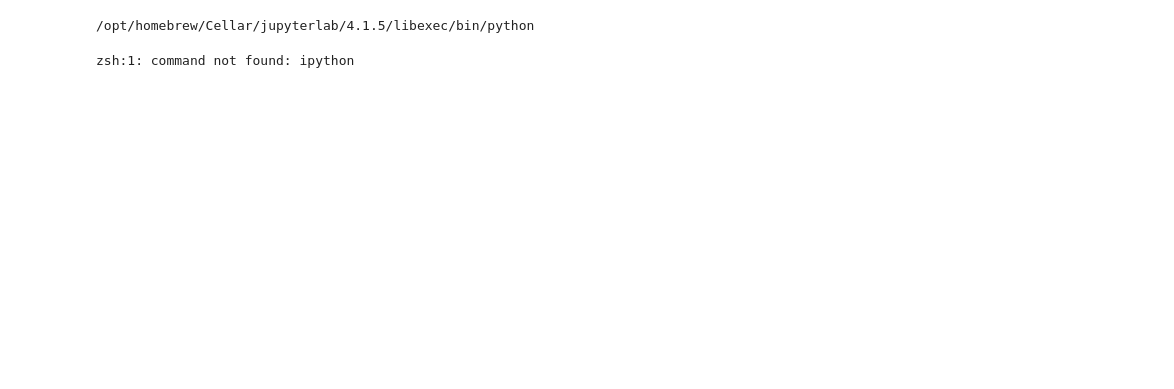
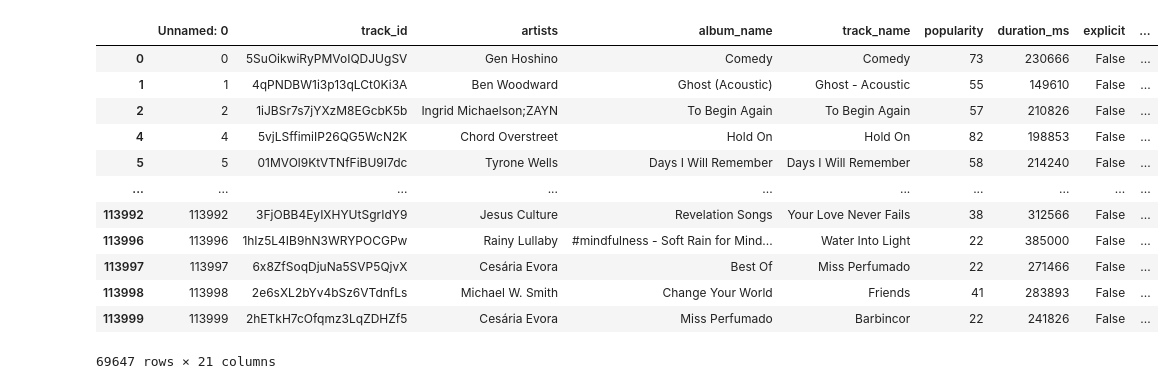
Before and after one commit to autoastt/SC1015-Mini-Project, a Jupyter notebook: MLP.ipynb, the cells around one changed output. Drawn from its saved outputs; the diff is of its cells as text; code cells hidden in the pictures; blank space fills up the shorter version.

```diff
--- a/MLP.ipynb
+++ b/MLP.ipynb
@@ -64,5 +0,0 @@ ModuleNotFoundError: No module named 'torch'
-# %%
-import sys
-print(sys.executable)
-# %% [output]
-/opt/homebrew/Cellar/jupyterlab/4.1.5/libexec/bin/python
@@ -69,3 +17,35 @@ print(sys.executable)
 # %%
+df = pd.read_csv("data/dataset.csv")
+clean_df = df.drop_duplicates(subset = "track_id")
-# %% [output]
-zsh:1: command not found: ipython
+# %%
+clean_df[clean_df['explicit'] == True]
+clean_df = clean_df[clean_df["popularity"] > 4]
+# %%
+def filter_outliers(df, column):
+  Q1 = df[column].quantile(0.25)
+  Q3 = df[column].quantile(0.75)
+  IQR = Q3 - Q1
+  lower_bound = Q1 - 1.5 * IQR
+  upper_bound = Q3 + 1.5 * IQR
+  return df[(df[column] >= lower_bound) & (df[column] <= upper_bound)]
+
+# Apply the outlier filtering method to each numeric column
+numeric_columns = clean_df.select_dtypes(include=['int64', 'float64']).columns.drop(['Unnamed: 0', 'popularity'])
+filtered_data = clean_df.copy()
+for column in numeric_columns:
+  clean_df = filter_outliers(filtered_data, column)
+clean_df
+# %% [output]
+|  | Unnamed: 0 | track_id | artists | album_name | track_name | popularity | duration_ms | explicit | ... |
+| 0 | 0 | 5SuOikwiRyPMVoIQDJUgSV | Gen Hoshino | Comedy | Comedy | 73 | 230666 | False | ... |
+| 1 | 1 | 4qPNDBW1i3p13qLCt0Ki3A | Ben Woodward | Ghost (Acoustic) | Ghost - Acoustic | 55 | 149610 | False | ... |
+| 2 | 2 | 1iJBSr7s7jYXzM8EGcbK5b | Ingrid Michaelson;ZAYN | To Begin Again | To Begin Again | 57 | 210826 | False | ... |
+| 4 | 4 | 5vjLSffimiIP26QG5WcN2K | Chord Overstreet | Hold On | Hold On | 82 | 198853 | False | ... |
+| 5 | 5 | 01MVOl9KtVTNfFiBU9I7dc | Tyrone Wells | Days I Will Remember | Days I Will Remember | 58 | 214240 | False | ... |
+| ... | ... | ... | ... | ... | ... | ... | ... | ... | ... |
+| 113992 | 113992 | 3FjOBB4EyIXHYUtSgrIdY9 | Jesus Culture | Revelation Songs | Your Love Never Fails | 38 | 312566 | False | ... |
+| 113996 | 113996 | 1hIz5L4IB9hN3WRYPOCGPw | Rainy Lullaby | #mindfulness - Soft Rain for Mind... | Water Into Light | 22 | 385000 | False | ... |
+| 113997 | 113997 | 6x8ZfSoqDjuNa5SVP5QjvX | Cesária Evora | Best Of | Miss Perfumado | 22 | 271466 | False | ... |
+| 113998 | 113998 | 2e6sXL2bYv4bSz6VTdnfLs | Michael W. Smith | Change Your World | Friends | 41 | 283893 | False | ... |
+| 113999 | 113999 | 2hETkH7cOfqmz3LqZDHZf5 | Cesária Evora | Miss Perfumado | Barbincor | 22 | 241826 | False | ... |
+69647 rows × 21 columns
```
Also changed, not shown: parts of 21 cells of this notebook, 2 other files.
